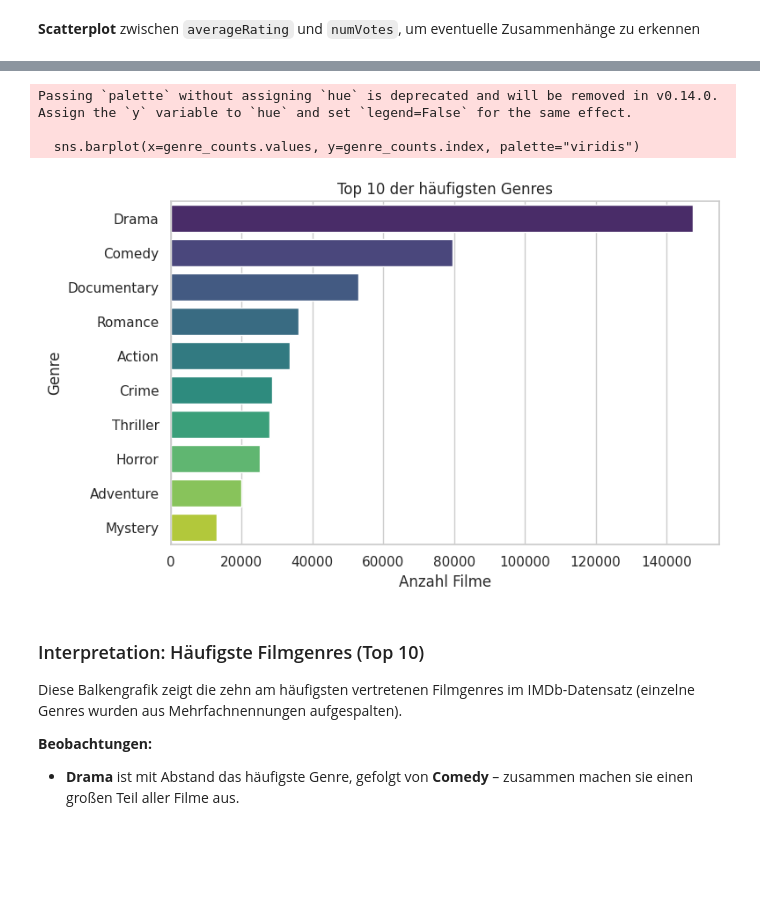
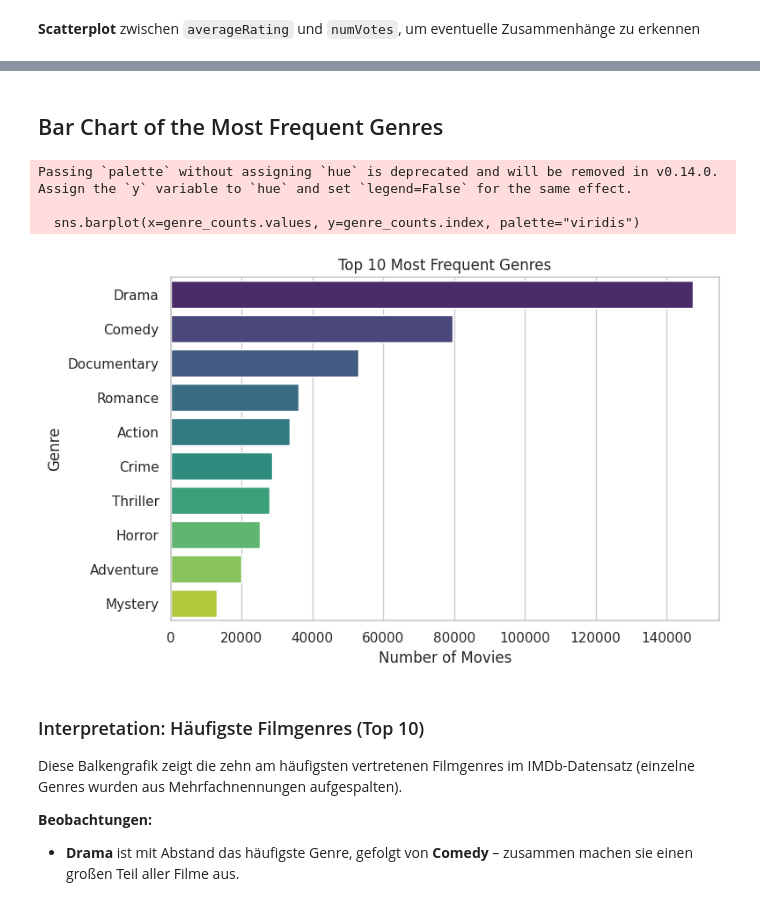
Before and after one commit to NBogo/python_filmanalyse, a Jupyter notebook: notebooks/02_visualisierung_statistik.ipynb, the cells around one changed output, grey strips where cells are left out. Saved outputs shown, nothing was run; the diff lists cells and outputs as text; code cells hidden in the pictures; blank space fills up the shorter version.

```diff
--- a/notebooks/02_visualisierung_statistik.ipynb
+++ b/notebooks/02_visualisierung_statistik.ipynb
@@ -102,18 +101,20 @@ Eine genauere Aussage erfordert die zusätzliche Berechnung des **Korrelationsko
+# %% [markdown]
+## Bar Chart of the Most Frequent Genres
 # %%
 genre_counts = df["genres"].dropna().str.split(",").explode().value_counts().head(10)
 
 plt.figure(figsize=(8, 5))
 sns.barplot(x=genre_counts.values, y=genre_counts.index, palette="viridis")
-plt.title("Top 10 der häufigsten Genres")
-plt.xlabel("Anzahl Filme")
+plt.title("Top 10 Most Frequent Genres")
+plt.xlabel("Number of Movies")
 plt.ylabel("Genre")
 plt.tight_layout()
 plt.show()
 # %% [output]
 Passing `palette` without assigning `hue` is deprecated and will be removed in v0.14.0. Assign the `y` variable to `hue` and set `legend=False` for the same effect.
 
   sns.barplot(x=genre_counts.values, y=genre_counts.index, palette="viridis")
-[figure, old version]
+[figure, new version]
 # %% [markdown]
 ### Interpretation: Häufigste Filmgenres (Top 10)
 
```
Also changed, not shown: parts of 11 cells of this notebook, 2 other files.
